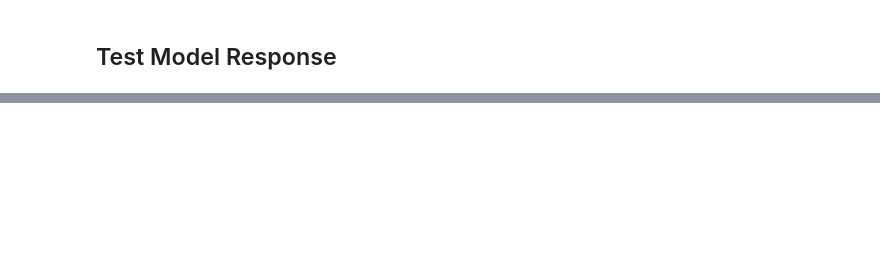
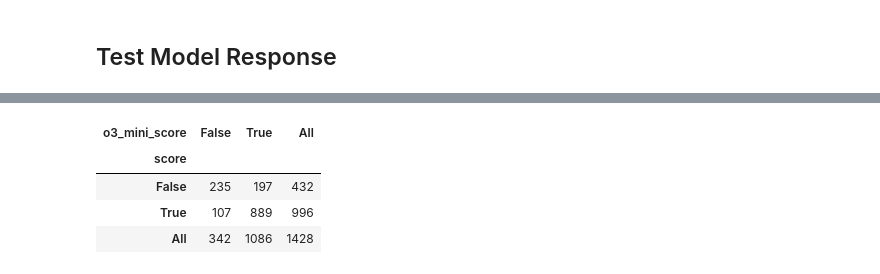
Before and after one commit to learlab/textbook-question-generation, a Jupyter notebook: src/1a-pseudo-label-cri-data.ipynb, the cells around one changed output, grey strips where cells are left out. Drawn from its saved outputs; the diff is of its cells as text; code cells hidden in the pictures; blank space fills up the shorter version.

```diff
--- a/src/1a-pseudo-label-cri-data.ipynb
+++ b/src/1a-pseudo-label-cri-data.ipynb
@@ -121,0 +229,12 @@ GPT Score: 1
+# %%
+pd.crosstab(
+    df["score"] > 0,
+    df["o3_mini_score"] > 1,
+    margins=True
+)
+# %% [output]
+| o3_mini_score | False | True | All |
+| score |  |  |  |
+| False | 235 | 197 | 432 |
+| True | 107 | 889 | 996 |
+| All | 342 | 1086 | 1428 |
```
Also changed, not shown: parts of 14 cells of this notebook, 9 other files.
